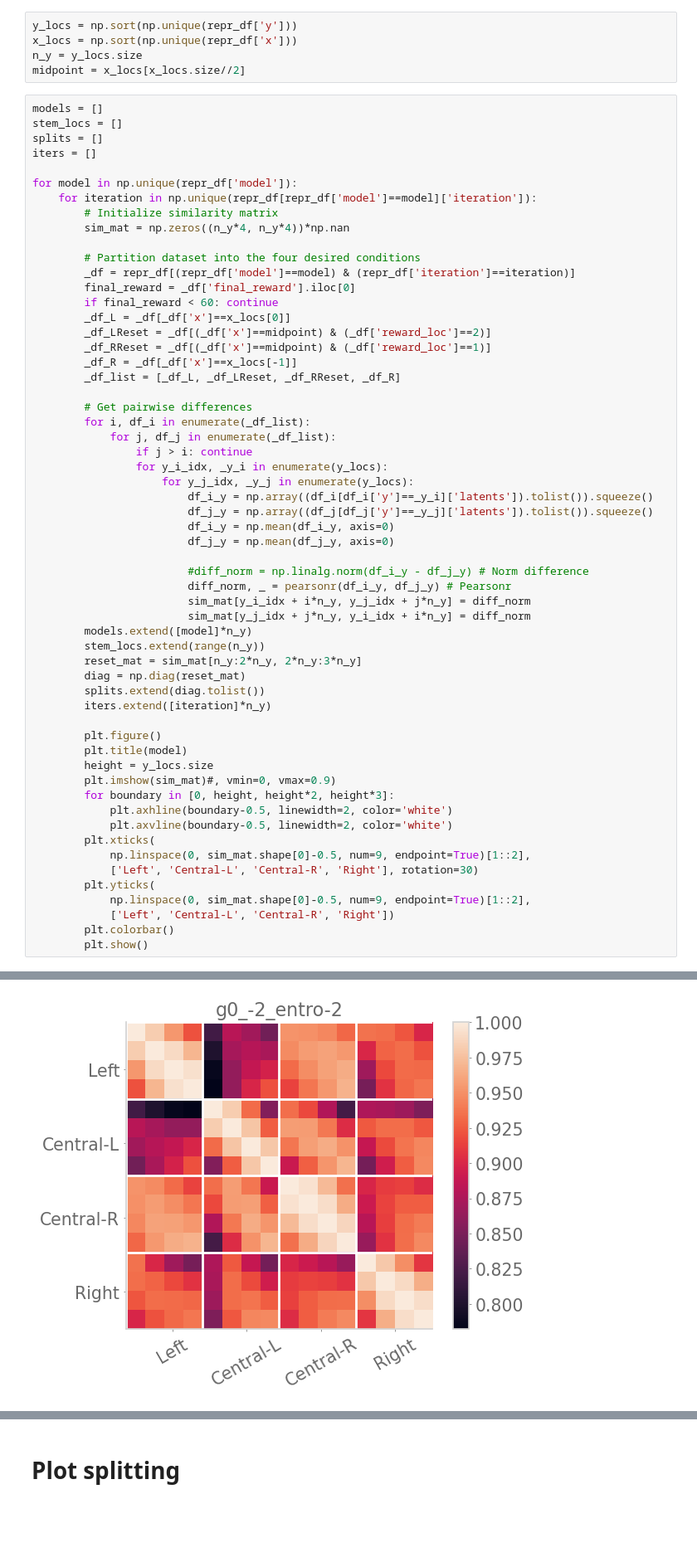
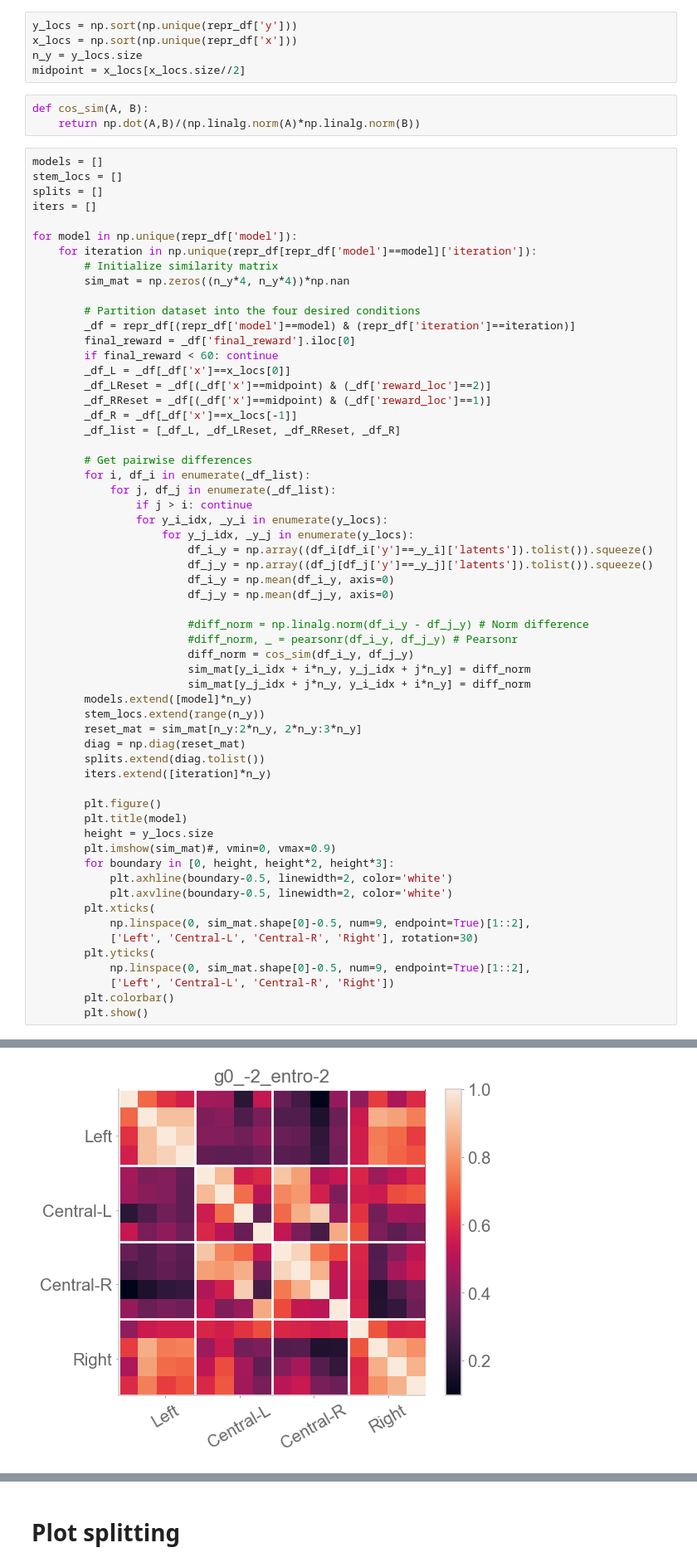
Before and after one commit to chingf/auxrl, a Jupyter notebook: notebooks/06-altT-analyses.ipynb, the cells around one changed output, grey strips where cells are left out. Shown at 83% size. Cells and saved outputs as stored; diff of their text form; blank space fills up the shorter version.

```diff
--- a/notebooks/06-altT-analyses.ipynb
+++ b/notebooks/06-altT-analyses.ipynb
@@ -33,6 +35,9 @@ y_locs = np.sort(np.unique(repr_df['y']))
 x_locs = np.sort(np.unique(repr_df['x']))
 n_y = y_locs.size
 midpoint = x_locs[x_locs.size//2]
+# %%
+def cos_sim(A, B):
+    return np.dot(A,B)/(np.linalg.norm(A)*np.linalg.norm(B))
 # %%
 models = []
 stem_locs = []
@@ -66,7 +71,8 @@ for model in np.unique(repr_df['model']):
                         df_j_y = np.mean(df_j_y, axis=0)
 
                         #diff_norm = np.linalg.norm(df_i_y - df_j_y) # Norm difference
-                        diff_norm, _ = pearsonr(df_i_y, df_j_y) # Pearsonr
+                        #diff_norm, _ = pearsonr(df_i_y, df_j_y) # Pearsonr
+                        diff_norm = cos_sim(df_i_y, df_j_y)
                         sim_mat[y_i_idx + i*n_y, y_j_idx + j*n_y] = diff_norm
                         sim_mat[y_j_idx + j*n_y, y_i_idx + i*n_y] = diff_norm
         models.extend([model]*n_y)
@@ -96 +102 @@ for model in np.unique(repr_df['model']):
-[figure, old version]
+[figure, new version]
```
Also changed, not shown: parts of 7 cells of this notebook, 7 other files.
